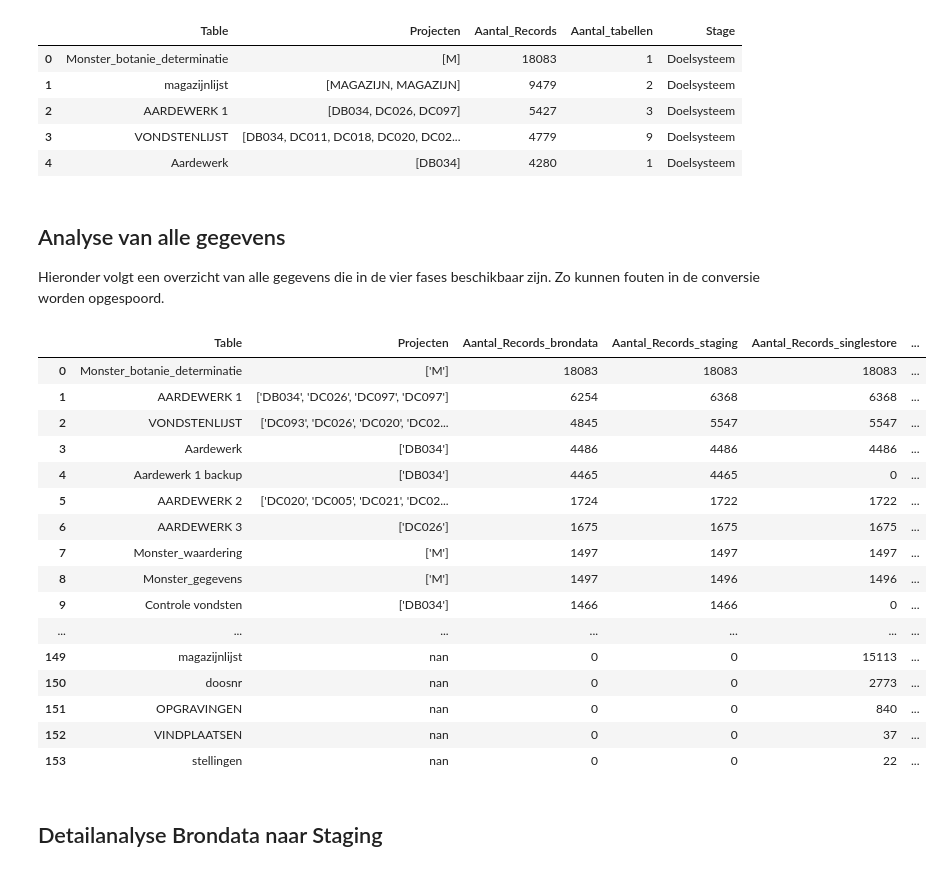
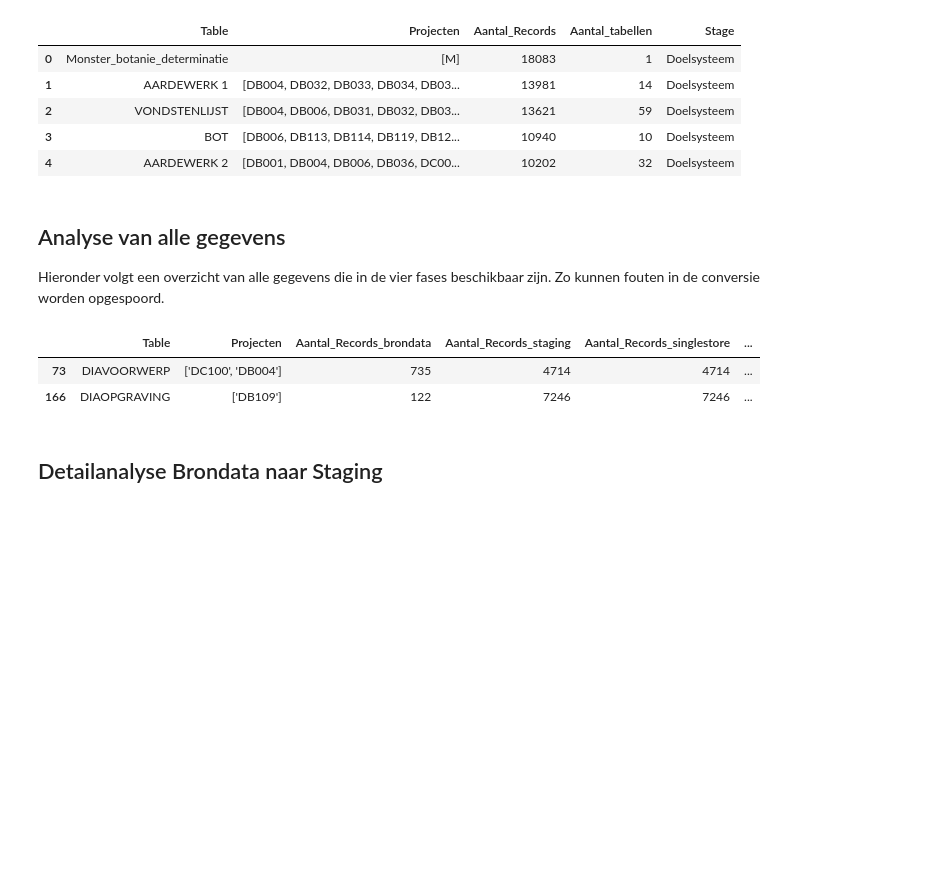
Before and after one commit to brienen/wasstraat_archeologische_data, a Jupyter notebook: notebooks/Analyse Tables.ipynb, the cells around one changed output. Drawn from its saved outputs; the diff is of its cells as text; code cells hidden in the pictures; blank space fills up the shorter version.

```diff
--- a/notebooks/Analyse Tables.ipynb
+++ b/notebooks/Analyse Tables.ipynb
@@ -23,7 +24,7 @@ analyseCol = analyseDb[config.COLL_ANALYSE]
 analyseColClean = analyseDb[config.COLL_ANALYSE_CLEAN]
 
 metaCollection = stagingDb['Kolominformatie']
-AIRFLOW_WASSTRAAT_CONFIG = "./wasstraat_config/Wasstraat_Config_Harmonize.xlsx"
+AIRFLOW_WASSTRAAT_CONFIG = "./wasstraat_config/Wasstraat_Config_HarmonizeV3.xlsx"
 # %%
 def AggregateData(df, fase):
     df['teller'] = pd.to_numeric(df['teller'])
@@ -115,5 +126,5 @@ df_singlestoreclean.head(5)
 # %%
-lst_tables = ['Def_Project', 'Def_Vondst', 'Def_Stelling', 'Def_Plaatsing', 'Def_Vindplaats', 'Def_Artefact', 'Def_Spoor', 'Def_Doos', 'Def_Monster', 'Def_Monster', 'Def_Monster_Schelp', 'Def_Monster_Botanie']
+lst_tables = ['Def_Project', 'Def_Vondst', 'Def_Stelling', 'Def_Plaatsing', 'Def_Vindplaats', 'Def_Artefact', 'Def_Spoor', 'Def_Doos', 'Def_Monster', 'Def_Monster', 'Def_Monster_Schelp', 'Def_Monster_Botanie', 'Def_Vulling']
 regexTable = re.compile(r'\'table\': \'(.*?)\'') # regex to replace Object
 regexProject = re.compile(r'\'projectcd\': \'(.*?)\'') # regex to replace Object
 
@@ -137,7 +148,8 @@ df_tables_projects = pd.DataFrame()
 engine = create_engine(config.SQLALCHEMY_DATABASE_URI)
 with engine.connect() as connection:
     for table in lst_tables:
-        df = pd.read_sql_query('SELECT brondata from "' + table + '"', connection)
+        q = f'SELECT brondata from public."{table}";'
+        df = pd.read_sql(text(q), connection)
 
         df_out = pd.DataFrame()
         df_out['table'] = df.apply(lambda x: getTable(x['brondata']), axis=1)
@@ -149,51 +161,48 @@ df_doelsysteem.head(5)
 # %% [output]
 |  | Table | Projecten | Aantal_Records | Aantal_tabellen | Stage |
 | 0 | Monster_botanie_determinatie | [M] | 18083 | 1 | Doelsysteem |
-| 1 | magazijnlijst | [MAGAZIJN, MAGAZIJN] | 9479 | 2 | Doelsysteem |
-| 2 | AARDEWERK 1 | [DB034, DC026, DC097] | 5427 | 3 | Doelsysteem |
-| 3 | VONDSTENLIJST | [DB034, DC011, DC018, DC020, DC02... | 4779 | 9 | Doelsysteem |
-| 4 | Aardewerk | [DB034] | 4280 | 1 | Doelsysteem |
+| 1 | AARDEWERK 1 | [DB004, DB032, DB033, DB034, DB03... | 13981 | 14 | Doelsysteem |
+| 2 | VONDSTENLIJST | [DB004, DB006, DB031, DB032, DB03... | 13621 | 59 | Doelsysteem |
+| 3 | BOT | [DB006, DB113, DB114, DB119, DB12... | 10940 | 10 | Doelsysteem |
+| 4 | AARDEWERK 2 | [DB001, DB004, DB006, DB036, DC00... | 10202 | 32 | Doelsysteem |
 # %% [markdown]
 ## Analyse van alle gegevens
 
 Hieronder volgt een overzicht van alle gegevens die in de vier fases beschikbaar zijn. Zo kunnen fouten in de conversie worden opgespoord.
 # %%
+def inIgnore(tablename):
+    for regex in ignore_lst:
+        if re.match(regex, tablename, re.IGNORECASE):
+            return True
+    return False
+
+
 def getOverview(OnWhat):
     lst_countColumns = [OnWhat + '_brondata', OnWhat + '_staging', OnWhat + '_singlestore', OnWhat + '_singlestoreclean', OnWhat + '_doelsysteem']
 
     df = df_brondata[['Table', 'Projecten', OnWhat]].merge(df_staging[['Table', OnWhat]], on=['Table'], how='outer', suffixes=("_brondata", "_staging"))
     df = df.merge(df_singlestore[['Table', OnWhat]], on=['Table'], how='outer', suffixes=("_staging", "_singlestore"))
     df = df.merge(df_singlestoreclean[['Table', OnWhat]], on=['Table'], how='outer', suffixes=("_singlestore", "_singlestoreclean"))
     df = df.merge(df_doelsysteem[['Table', OnWhat]], on=['Table'], how='outer', suffixes=("_singlestoreclean", "_doelsysteem"))
 
+    df['inIgnore'] = df.apply(lambda x: notInIgnore(x['Table']), axis=1)
+    df = df[df.inIgnore == True]
+    df = df.drop(columns='inIgnore')
+
     df = df.sort_values(OnWhat+ '_brondata', ascending=False)
     df.rename(columns={'Aantal_Records': 'Aantal_Records_doelsysteem'}, inplace=True)
     df[lst_countColumns] = df[lst_countColumns].fillna(0)
     df[lst_countColumns] = df[lst_countColumns].astype(int, errors='ignore')
-    #df = df[df.Table.str.contains('vondst', case=False)]
+    df = df[df.Table.str.contains('DIA', case=False)]
     df = df.style.bar(subset=lst_countColumns, color='#5fba7d', vmax=6000)
 
     return df
 
 getOverview('Aantal_Records')
 # %% [output]
 |  | Table | Projecten | Aantal_Records_brondata | Aantal_Records_staging | Aantal_Records_singlestore | ... |
-| 0 | Monster_botanie_determinatie | ['M'] | 18083 | 18083 | 18083 | ... |
-| 1 | AARDEWERK 1 | ['DB034', 'DC026', 'DC097', 'DC097'] | 6254 | 6368 | 6368 | ... |
-| 2 | VONDSTENLIJST | ['DC093', 'DC026', 'DC020', 'DC02... | 4845 | 5547 | 5547 | ... |
-| 3 | Aardewerk | ['DB034'] | 4486 | 4486 | 4486 | ... |
-| 4 | Aardewerk 1 backup | ['DB034'] | 4465 | 4465 | 0 | ... |
-| 5 | AARDEWERK 2 | ['DC020', 'DC005', 'DC021', 'DC02... | 1724 | 1722 | 1722 | ... |
-| 6 | AARDEWERK 3 | ['DC026'] | 1675 | 1675 | 1675 | ... |
-| 7 | Monster_waardering | ['M'] | 1497 | 1497 | 1497 | ... |
-| 8 | Monster_gegevens | ['M'] | 1497 | 1496 | 1496 | ... |
-| 9 | Controle vondsten | ['DB034'] | 1466 | 1466 | 0 | ... |
-| ... | ... | ... | ... | ... | ... | ... |
-| 149 | magazijnlijst | nan | 0 | 0 | 15113 | ... |
-| 150 | doosnr | nan | 0 | 0 | 2773 | ... |
-| 151 | OPGRAVINGEN | nan | 0 | 0 | 840 | ... |
-| 152 | VINDPLAATSEN | nan | 0 | 0 | 37 | ... |
-| 153 | stellingen | nan | 0 | 0 | 22 | ... |
+| 73 | DIAVOORWERP | ['DC100', 'DB004'] | 735 | 4714 | 4714 | ... |
+| 166 | DIAOPGRAVING | ['DB109'] | 122 | 7246 | 7246 | ... |
 # %% [markdown]
 ## Detailanalyse Brondata naar Staging
 # %%
```
Also changed, not shown: parts of 13 cells of this notebook, 12 other files.
